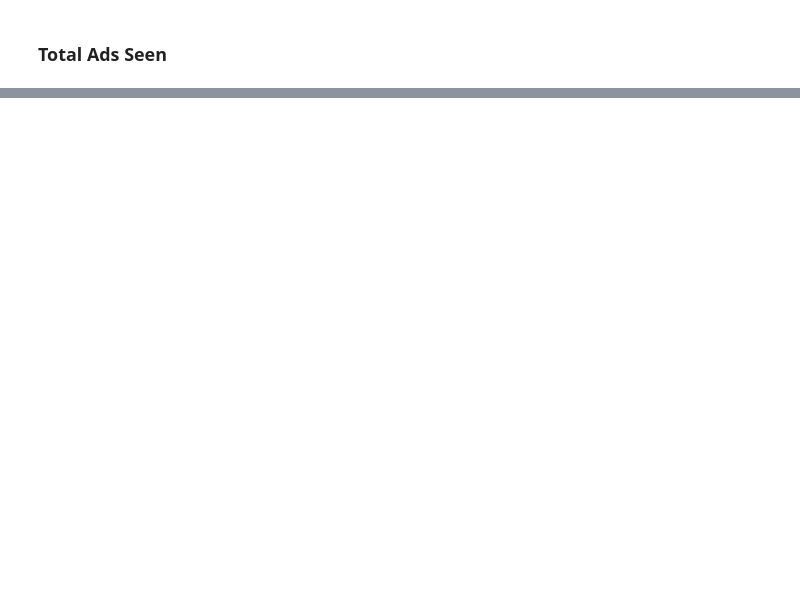
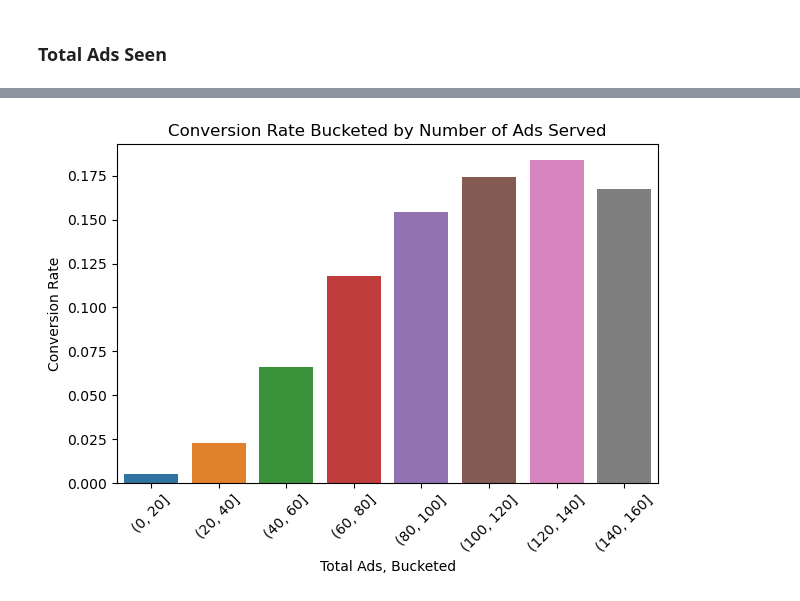
Before and after one commit to 4a6166/A-B-Testing-Analysis, a Jupyter notebook: kaggle-mkt/mkt_analysis.ipynb, the cells around one changed output, grey strips where cells are left out. Saved outputs shown, nothing was run; the diff lists cells and outputs as text; code cells hidden in the pictures; blank space fills up the shorter version.

```diff
--- a/kaggle-mkt/mkt_analysis.ipynb
+++ b/kaggle-mkt/mkt_analysis.ipynb
@@ -443,0 +441,4 @@ plt.show()
+# %%
+df_crate_tot_ads = df.groupby(pd.cut(df["total ads"],
+                                     range(0, 170, 20)))["converted"].mean()
+df_crate_tot_ads
@@ -443,0 +456,8 @@ plt.show()
+# %%
+ax = sns.barplot(x=df_crate_tot_ads.index, y = df_crate_tot_ads)
+ax.set(title="Conversion Rate Bucketed by Number of Ads Served", xlabel="Total Ads, Bucketed", ylabel="Conversion Rate")
+plt.xticks(rotation=45)
+plt.tight_layout()
+plt.show()
+# %% [output]
+[figure, added]
```
Also changed, not shown: parts of 17 cells of this notebook.
